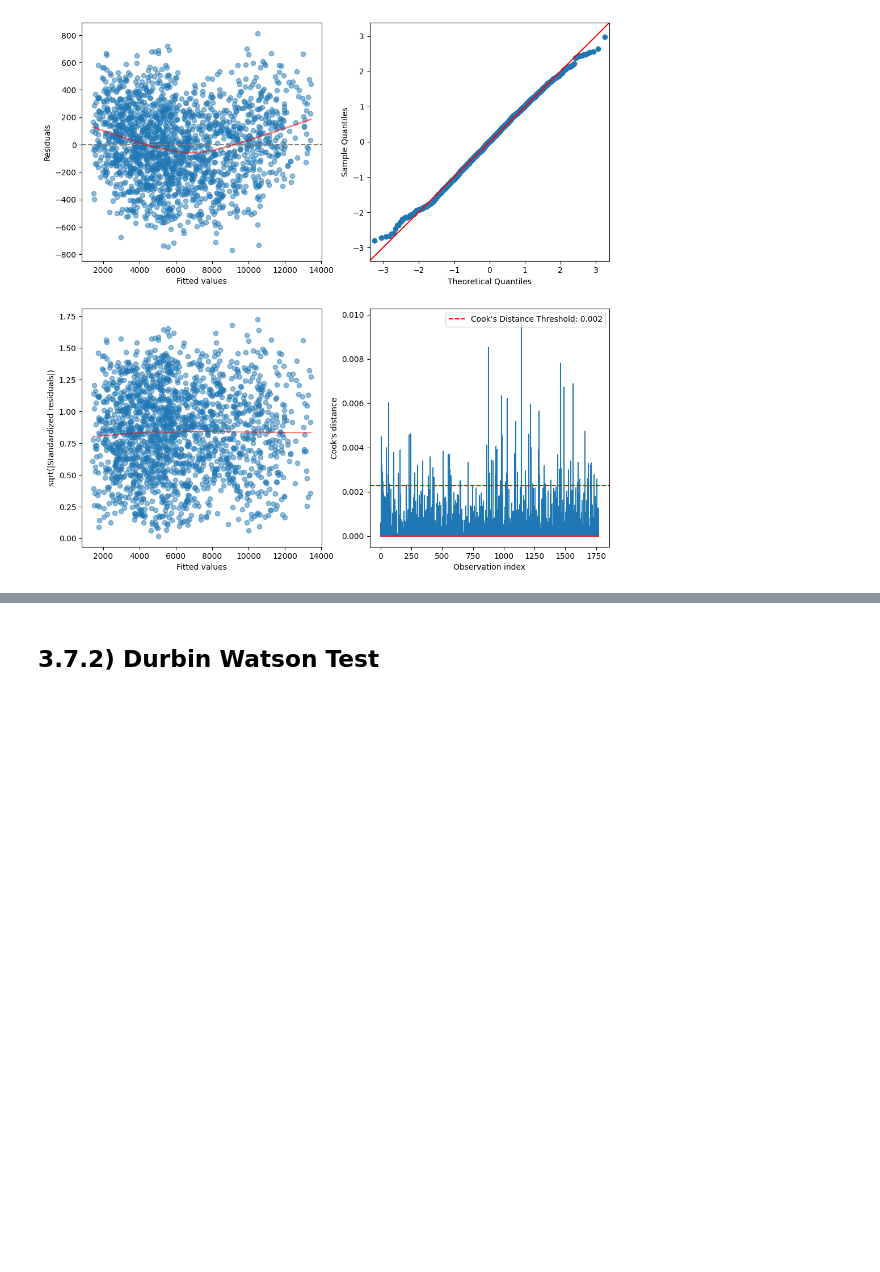
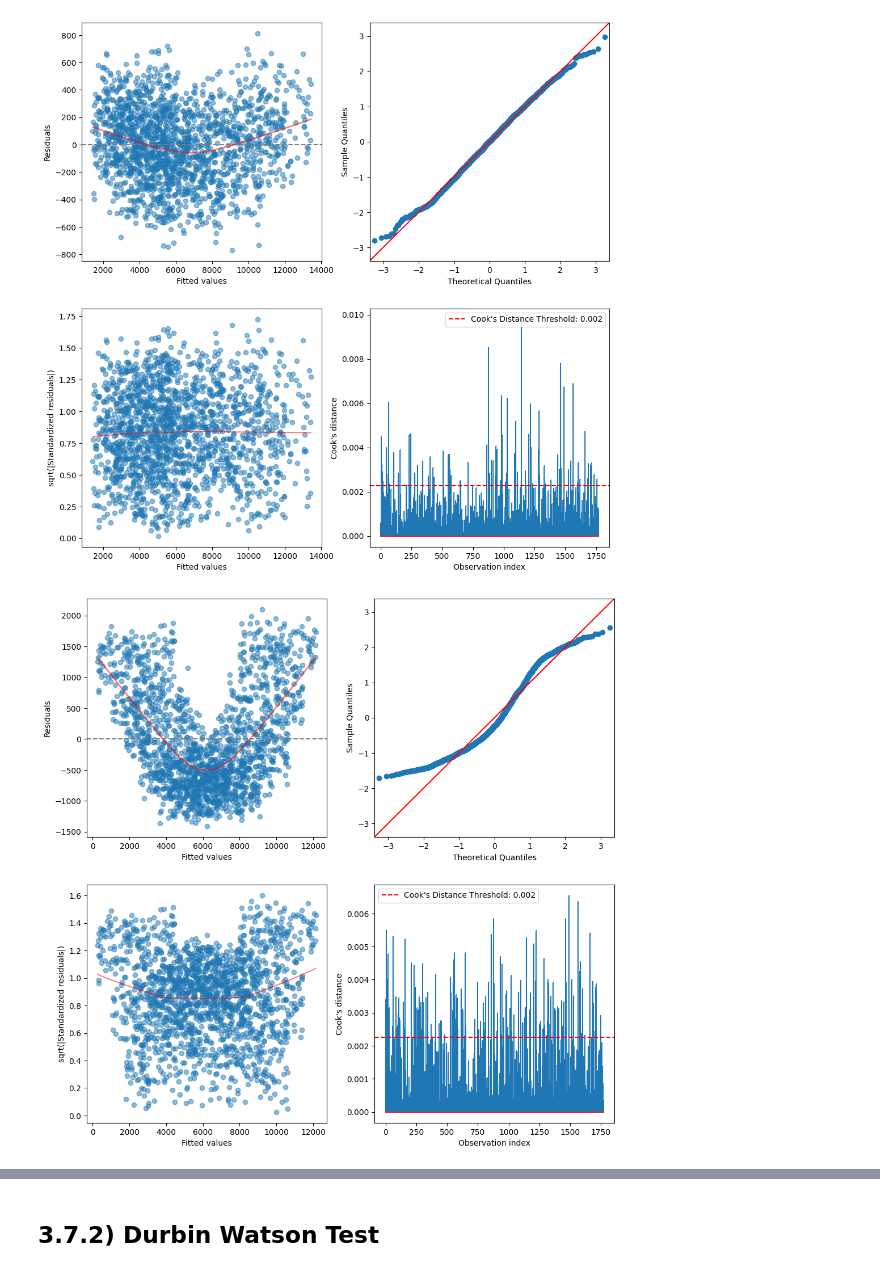
Before and after one commit to LAIN-21/linear_regression_lab, a Jupyter notebook: src/Linear_Regression_LAB (1).ipynb, the cells around one changed output, grey strips where cells are left out. Saved outputs shown, nothing was run; the diff lists cells and outputs as text; code cells hidden in the pictures; blank space fills up the shorter version.

```diff
--- a/src/Linear_Regression_LAB (1).ipynb
+++ b/src/Linear_Regression_LAB (1).ipynb
@@ -802,3 +802,7 @@ def ols_resid_plots(model):
 ols_resid_plots(best_model_train)
 # %% [output]
 [figure]
+# %%
+ols_resid_plots(best_model_before_analysis)
+# %% [output]
+[figure, added]
```
Also changed, not shown: parts of 2 cells of this notebook.
